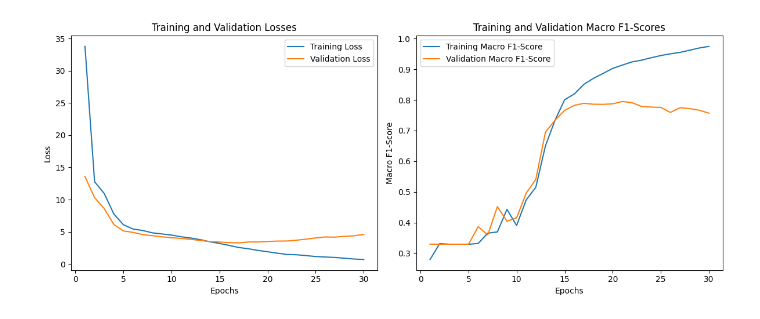
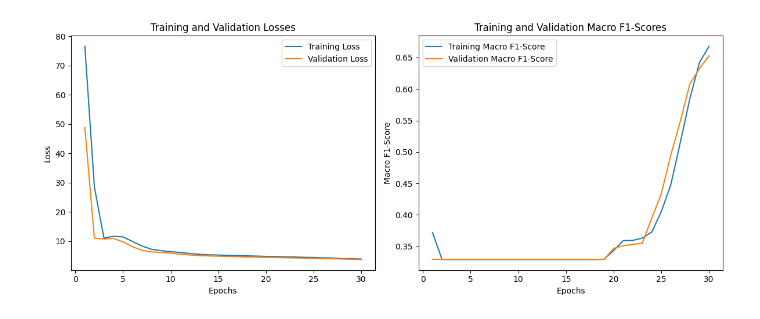
Before and after one commit to NalishJain/NLP-Assignments, a Jupyter notebook: A2_16/lstm.ipynb, the cells around one changed output. Saved outputs shown, nothing was run; the diff lists cells and outputs as text; code cells hidden in the pictures.

```diff
--- a/A2_16/lstm.ipynb
+++ b/A2_16/lstm.ipynb
@@ -83,7 +83,7 @@ class LSTMModel(nn.Module):
     def __init__(self, embedding_dim, output_size):
         super(LSTMModel, self).__init__()
         # self.embedding_layer = nn.Embedding.from_pretrained(pretrained_embedding, freeze=True)
-        self.lstm = nn.LSTM(embedding_dim, 32, num_layers=2, batch_first=True)
+        self.lstm = nn.LSTM(embedding_dim, 32, num_layers=1, batch_first=True)
         self.fc1 = nn.Linear(32, output_size)
 
     def forward(self, x):
@@ -355,6 +413,6 @@ Test Loss: 3.5154749752908216, Test Macro F1-Score: 0.7672645547687633
 # %%
 model = LSTMModel(300, 3).to(device)
-optimizer = optim.Adam(model.parameters(), lr=0.05)
+optimizer = optim.Adam(model.parameters(), lr=0.01)
 criterion = nn.CrossEntropyLoss()
 
 train_losses, train_f1_scores, val_losses, val_f1_scores = train_model(task = 2, embedding_type = "word2vec", model = model, num_epochs=30,optimizer=optimizer, criterion=criterion, device=device)
@@ -381 +439 @@ Epoch 30,  Validation Loss: 4.592304229736328, Validation Macro F1-Score: 0.7568
-[figure, old version]
+[figure, new version]
```
Also changed, not shown: parts of 7 cells of this notebook, 22 other files.
